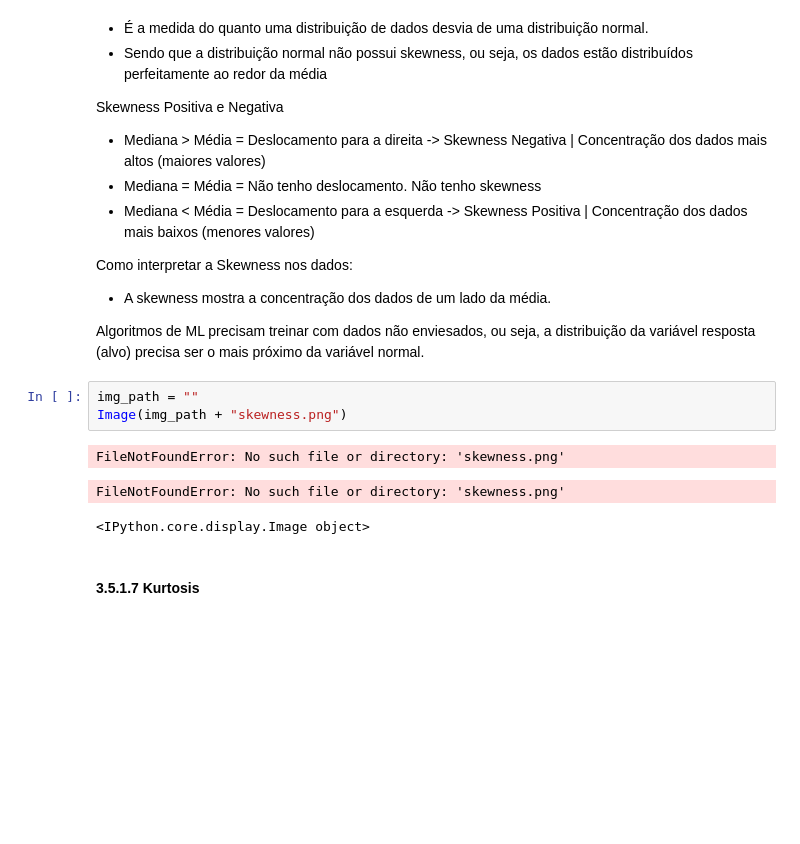
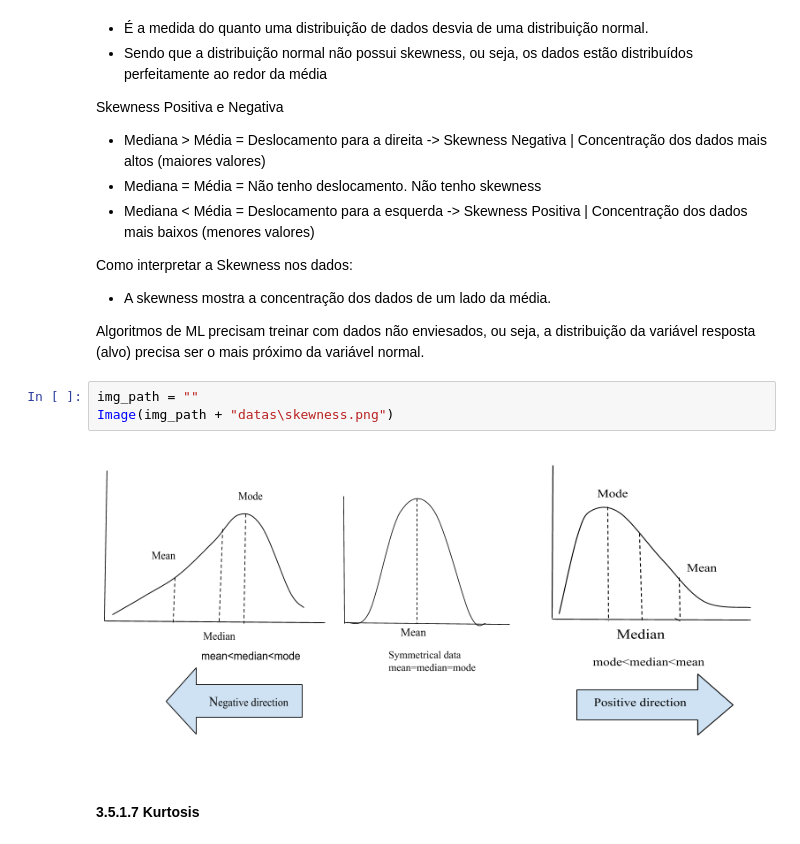
Before and after one commit to GuiGrecov/Webscraping_H-M, a Jupyter notebook: ETL - H&M.ipynb, the cells around one changed output. Saved outputs shown, nothing was run; the diff lists cells and outputs as text; blank space fills up the shorter version.

```diff
--- a/ETL - H&M.ipynb
+++ b/ETL - H&M.ipynb
@@ -523,11 +523,9 @@ Como interpretar a Skewness nos dados:
 Algoritmos de ML precisam treinar com dados não enviesados, ou seja, a distribuição da variável resposta (alvo) precisa ser o mais próximo da variável normal.
 # %%
 img_path = ""
-Image(img_path + "skewness.png")
+Image(img_path + "datas\skewness.png")
 # %% [output]
-FileNotFoundError: No such file or directory: 'skewness.png'
-FileNotFoundError: No such file or directory: 'skewness.png'
-<IPython.core.display.Image object>
+[figure, added]
 # %% [markdown]
 #### 3.5.1.7 Kurtosis
 # %% [markdown]
```
Also changed, not shown: parts of 3 cells of this notebook.
